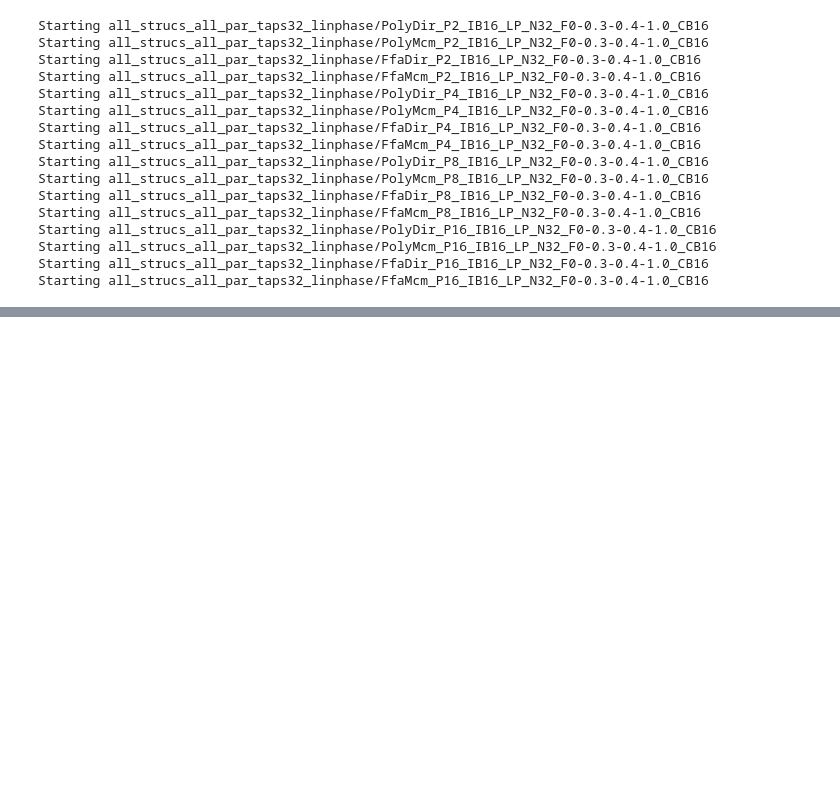
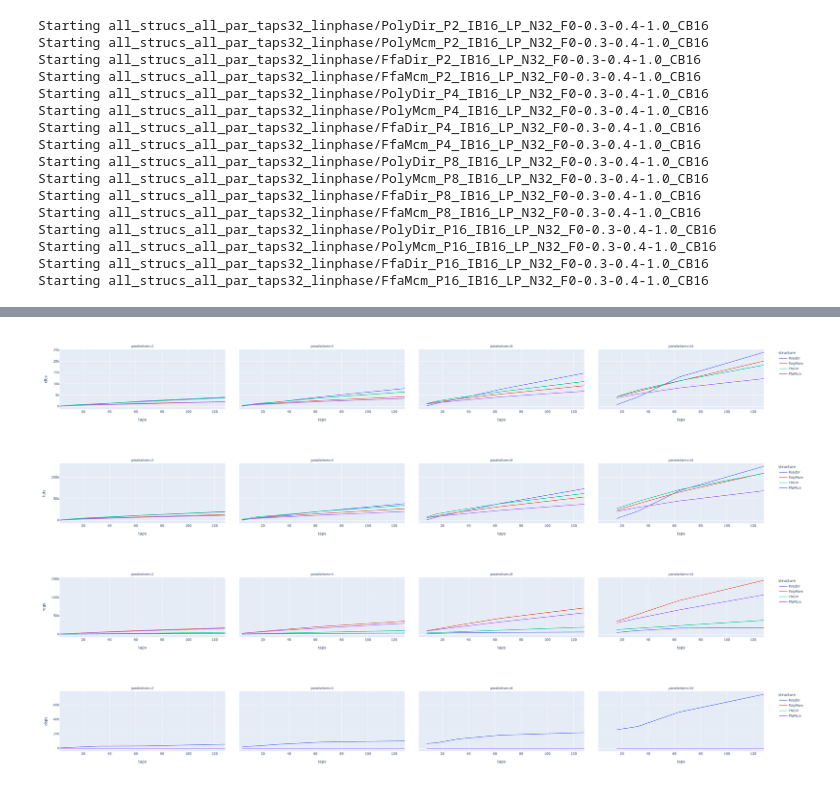
Before and after one commit to cramsay/conifer, a Jupyter notebook: analysis/VivadoResults.ipynb, the cells around one changed output, grey strips where cells are left out. Saved outputs shown, nothing was run; the diff lists cells and outputs as text; code cells hidden in the pictures; blank space fills up the shorter version.

```diff
--- a/analysis/VivadoResults.ipynb
+++ b/analysis/VivadoResults.ipynb
@@ -202,9 +211,0 @@ Starting all_strucs_all_par_taps32_nonlinphase/FfaMcm_P16_IB16_LP_N32_F0-0.3-0.4
-# %%
-for parallelism in [2,4,8,16]:
-    for taps in [2,4,8,16,32,64,128]:
-        if parallelism > taps:
-            continue
-        for filtStruct in FiltStructure:
-            ws = Coeffs(FiltType.LP, taps, [0,0.3,0.4,1.0], 16, min_phase=True)
-            fir = FiltSpec(filtStruct, parallelism, 16, ws)
-            run_synth(f'all_strucs_var_taps_par{parallelism}_minphase', fir)
@@ -215,9 +211,0 @@ Starting all_strucs_var_taps_par2_minphase/FfaDir_P2_IB16_LP_N2_F0-0.3-0.4-1.0_C
-# %%
-for parallelism in [2,4,8,16]:
-    for taps in [2,4,8,16,32,64,128]:
-        if parallelism > taps:
-            continue
-        for filtStruct in FiltStructure:
-            ws = Coeffs(FiltType.LP, taps, [0,0.3,0.4,1.0], 16)
-            fir = FiltSpec(filtStruct, parallelism, 16, ws)
-            run_synth(f'all_strucs_var_taps_par{parallelism}_linphase', fir)
@@ -251,15 +239,17 @@ for parallelism in [2,4,8,16]:
 # %%
 slice_regs = []
 
-for par in [2,4,8,16]:
+for parallelism in [2,4,8,16]:
     for taps in [2,4,8,16,32,64,128]:
+        if parallelism > taps:
+            continue
+        #if taps > 8*parallelism:
+        #    continue
         for filtStruct in FiltStructure:
-            if taps < par:
-                continue
-            ws = Coeffs(FiltType.LP, taps, [0,0.3,0.4,1.0], 16)
-            fir = FiltSpec(filtStruct, par, 16, ws)
+            ws = Coeffs(FiltType.LP, taps, [0,0.3,0.4,1.0], 16, min_phase=True)
+            fir = FiltSpec(filtStruct, parallelism, 16, ws)
 
-            group = f'all_strucs_var_taps_par{par}_linphase'
+            group = f'all_strucs_var_taps_par{parallelism}_minphase'
             results_dir = f'./outputs/{group}/{fir.name}'
 
             lut_cmd = f'grep "CLB LUTs" {results_dir}/post_route_util.rpt | cut -d"|" -f3'
@@ -281,6 +271,7 @@ for par in [2,4,8,16]:
                     'c_width': fir.coeffs.width,
                     'structure': fir.structure.name,
                     'parallelism': fir.p,
+                    'taps': fir.coeffs.taps,
                     'luts' : int(lut_result.s),
                     'regs' : int(reg_result.s),
                     'clbs' : int(clb_result.s),
@@ -288,12 +279,14 @@ for par in [2,4,8,16]:
                 })
             except:
                 print(f"Couldn't parse result for {fir.name}. Did it fail synthesis?")
+                #print(f"Rerunning now")
+                #run_synth(group, fir, src_exist=True)
 
 df = pd.DataFrame(slice_regs)
 # %%
 import plotly.express as px
-display(px.line(df, x='parallelism',y='clbs', color='structure', log_x=True))
-display(px.line(df, x='parallelism',y='luts', color='structure', log_x=True))
-display(px.line(df, x='parallelism',y='regs', color='structure', log_x=True))
-display(px.line(df, x='parallelism',y='dsps', color='structure', log_x=True))
+display(px.line(df, x='taps', facet_col='parallelism',y='clbs', color='structure'))
+display(px.line(df, x='taps', facet_col='parallelism',y='luts', color='structure'))
+display(px.line(df, x='taps', facet_col='parallelism',y='regs', color='structure'))
+display(px.line(df, x='taps', facet_col='parallelism',y='dsps', color='structure'))
 # %% [output]
@@ -303,0 +293,4 @@ display(px.line(df, x='parallelism',y='dsps', color='structure', log_x=True))
+[figure, added]
+[figure, added]
+[figure, added]
+[figure, added]
```
Also changed, not shown: parts of 10 cells of this notebook, 9 other files.
